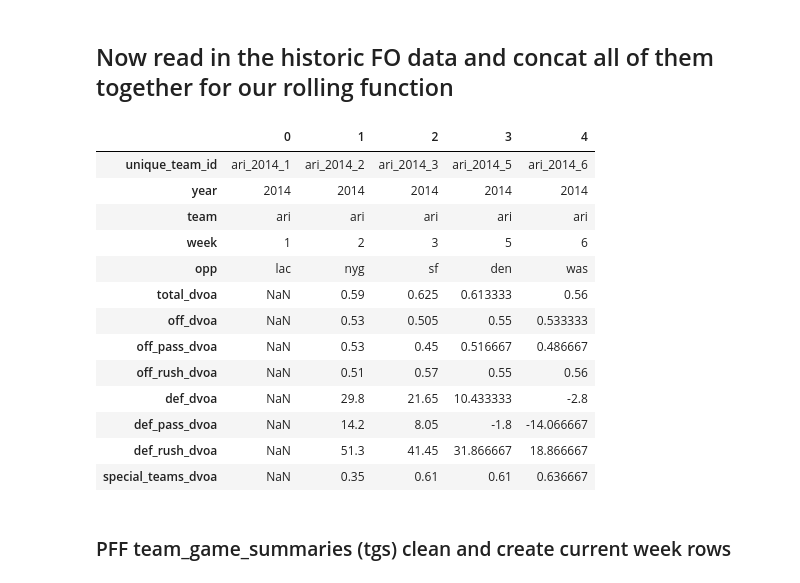
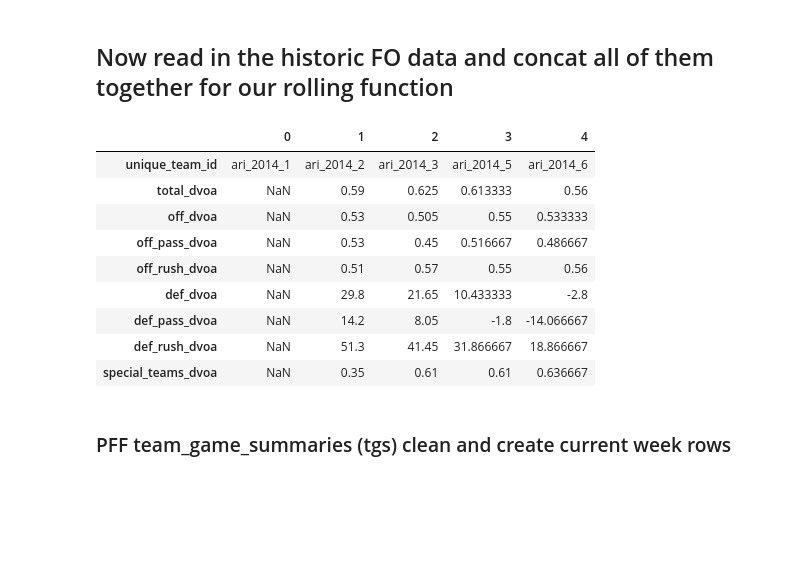
Before and after one commit to ajakks/nfl_models, a Jupyter notebook: create_modeling_data_2022.ipynb, the cells around one changed output. Cells and saved outputs as stored; diff of their text form; code cells hidden in the pictures; blank space fills up the shorter version.

```diff
--- a/create_modeling_data_2022.ipynb
+++ b/create_modeling_data_2022.ipynb
@@ -646,31 +646,27 @@ fo_data_new.tail().T
 # %%
 fo_data_2022 = pd.read_csv("./historic_data/fo_data/fo_weekly_hist.csv")
 fo_data = pd.read_csv("./current_data/week_"+cur_week_str+"/fo_weekly_update.csv")
 
 fo = pd.concat([fo_data_2022, fo_data, fo_data_new], axis=0).reset_index(drop=True)
 
 fo['team'] = fo['team'].map(new_acc).fillna(fo['team'])
 fo['opp'] = fo['opp'].map(new_acc).fillna(fo['opp'])
 
 fo['team'] = fo['team'].map(utils.cleaning_dicts.clean_team_fo).fillna(fo['team'])
 fo['opp'] = fo['opp'].map(utils.cleaning_dicts.clean_team_fo).fillna(fo['opp'])
 
 ##combine our current season fo data with the new week 4 rows we just made##
 fo_roll = rolling_fo(data=fo, roll_value=3, roll_type='mean')
 fo_roll = fo_roll.rename(columns={'team_id': 'unique_team_id'})
 
 fo_roll['unique_team_id']=fo_roll['unique_team_id'].str.replace('sd_','lac_')
 fo_roll['unique_team_id']=fo_roll['unique_team_id'].str.replace('oak_','lv_')
-#fo_roll.drop(['year','team','week','opp'], axis=1, inplace=True)
+fo_roll.drop(['year','team','week','opp'], axis=1, inplace=True)
 
 fo_roll.head().T
 # %% [output]
 |  | 0 | 1 | 2 | 3 | 4 |
 | unique_team_id | ari_2014_1 | ari_2014_2 | ari_2014_3 | ari_2014_5 | ari_2014_6 |
-| year | 2014 | 2014 | 2014 | 2014 | 2014 |
-| team | ari | ari | ari | ari | ari |
-| week | 1 | 2 | 3 | 5 | 6 |
-| opp | lac | nyg | sf | den | was |
 | total_dvoa | NaN | 0.59 | 0.625 | 0.613333 | 0.56 |
 | off_dvoa | NaN | 0.53 | 0.505 | 0.55 | 0.533333 |
 | off_pass_dvoa | NaN | 0.53 | 0.45 | 0.516667 | 0.486667 |
```
Also changed, not shown: parts of 12 cells of this notebook.
